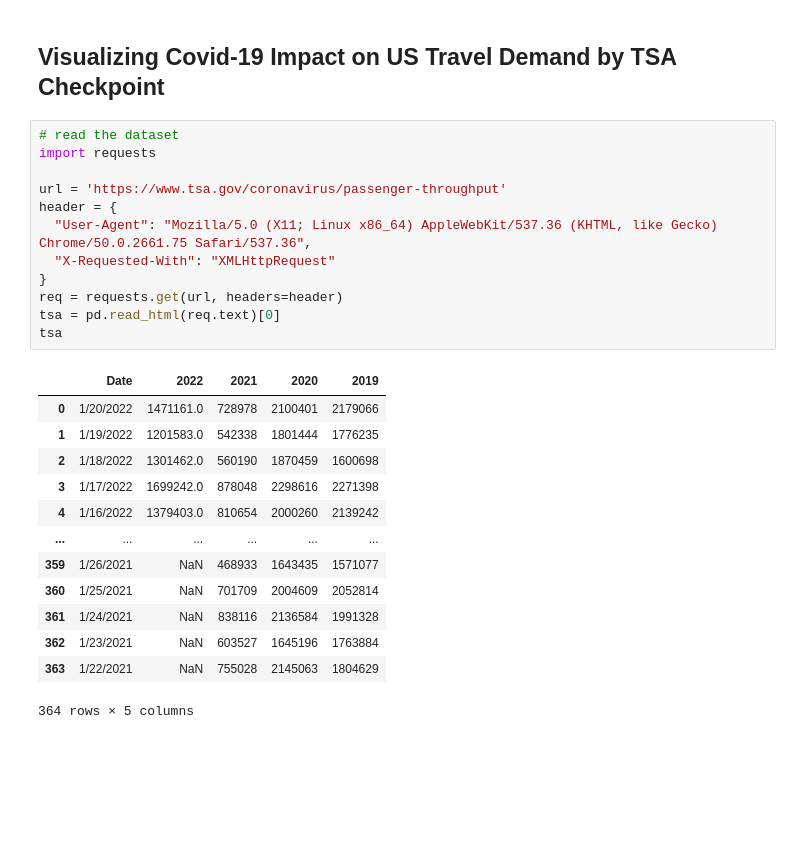
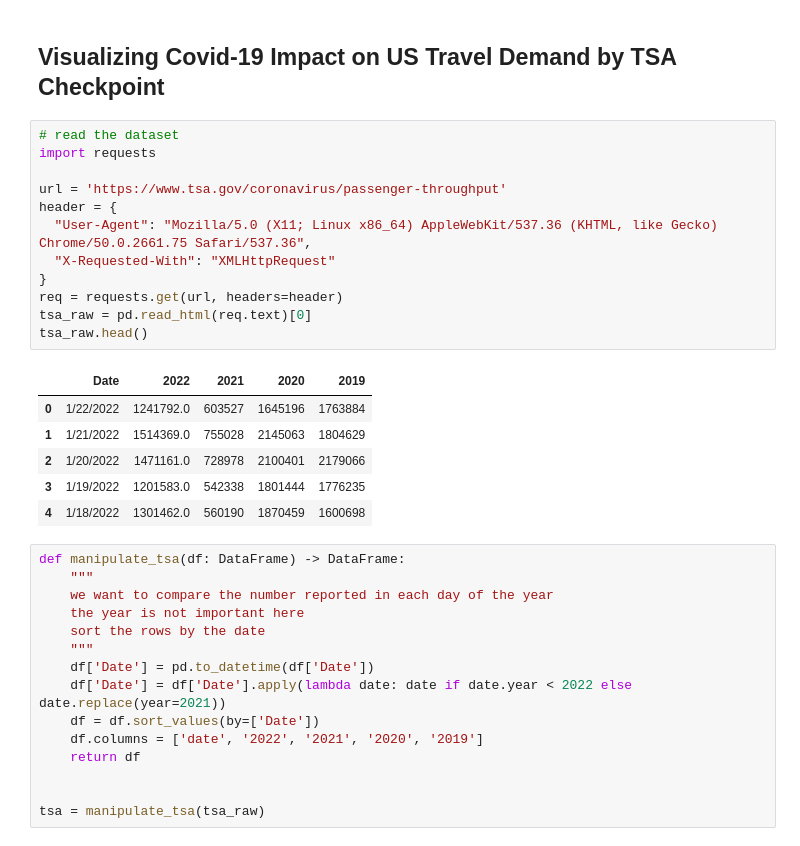
Before and after one commit to jitrapon/mads-milestone-i, a Jupyter notebook: exploration.ipynb, the cells around one changed output. Cells and saved outputs as stored; diff of their text form; blank space fills up the shorter version.

```diff
--- a/exploration.ipynb
+++ b/exploration.ipynb
@@ -375,26 +373,34 @@ plot_combined(merged, 'Covid Case Count on Search Trend in US')
 # %%
 # read the dataset
 import requests
 
 url = 'https://www.tsa.gov/coronavirus/passenger-throughput'
 header = {
   "User-Agent": "Mozilla/5.0 (X11; Linux x86_64) AppleWebKit/537.36 (KHTML, like Gecko) Chrome/50.0.2661.75 Safari/537.36",
   "X-Requested-With": "XMLHttpRequest"
 }
 req = requests.get(url, headers=header)
-tsa = pd.read_html(req.text)[0]
-tsa
+tsa_raw = pd.read_html(req.text)[0]
+tsa_raw.head()
 # %% [output]
 |  | Date | 2022 | 2021 | 2020 | 2019 |
-| 0 | 1/20/2022 | 1471161.0 | 728978 | 2100401 | 2179066 |
-| 1 | 1/19/2022 | 1201583.0 | 542338 | 1801444 | 1776235 |
-| 2 | 1/18/2022 | 1301462.0 | 560190 | 1870459 | 1600698 |
-| 3 | 1/17/2022 | 1699242.0 | 878048 | 2298616 | 2271398 |
-| 4 | 1/16/2022 | 1379403.0 | 810654 | 2000260 | 2139242 |
-| ... | ... | ... | ... | ... | ... |
-| 359 | 1/26/2021 | NaN | 468933 | 1643435 | 1571077 |
-| 360 | 1/25/2021 | NaN | 701709 | 2004609 | 2052814 |
-| 361 | 1/24/2021 | NaN | 838116 | 2136584 | 1991328 |
-| 362 | 1/23/2021 | NaN | 603527 | 1645196 | 1763884 |
-| 363 | 1/22/2021 | NaN | 755028 | 2145063 | 1804629 |
+| 0 | 1/22/2022 | 1241792.0 | 603527 | 1645196 | 1763884 |
+| 1 | 1/21/2022 | 1514369.0 | 755028 | 2145063 | 1804629 |
+| 2 | 1/20/2022 | 1471161.0 | 728978 | 2100401 | 2179066 |
+| 3 | 1/19/2022 | 1201583.0 | 542338 | 1801444 | 1776235 |
+| 4 | 1/18/2022 | 1301462.0 | 560190 | 1870459 | 1600698 |
-364 rows × 5 columns
+# %%
+def manipulate_tsa(df: DataFrame) -> DataFrame:
+    """
+    we want to compare the number reported in each day of the year
+    the year is not important here
+    sort the rows by the date
+    """
+    df['Date'] = pd.to_datetime(df['Date'])
+    df['Date'] = df['Date'].apply(lambda date: date if date.year < 2022 else date.replace(year=2021))
+    df = df.sort_values(by=['Date'])
+    df.columns = ['date', '2022', '2021', '2020', '2019']
+    return df
+
+
+tsa = manipulate_tsa(tsa_raw)
```
Also changed, not shown: parts of 22 cells of this notebook.
